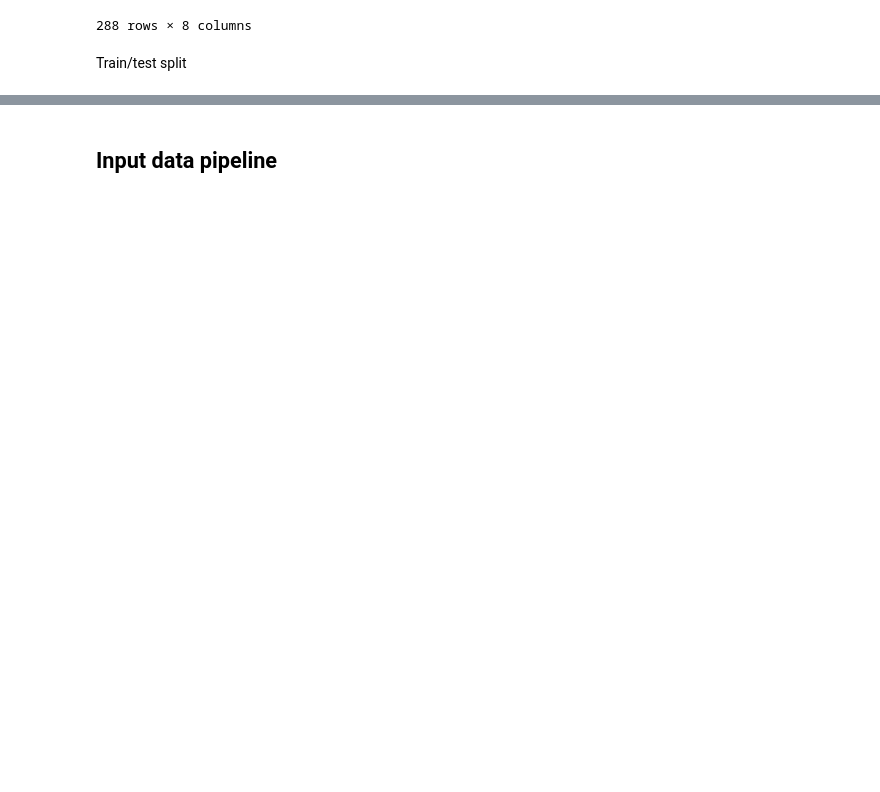
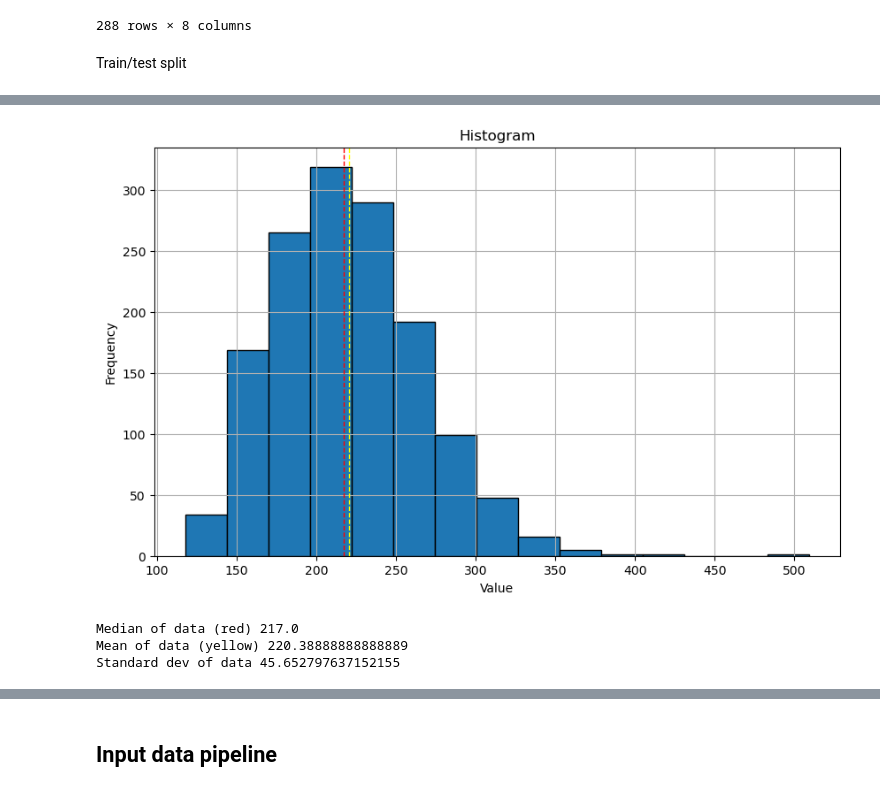
Before and after one commit to lorebarbiero/RNN-Gait-recognition, a Jupyter notebook: Main Notebook.ipynb, the cells around one changed output, grey strips where cells are left out. Cells and saved outputs as stored; diff of their text form; code cells hidden in the pictures; blank space fills up the shorter version.

```diff
--- a/Main Notebook.ipynb
+++ b/Main Notebook.ipynb
@@ -143,0 +177,30 @@ Skeleton specific functions
+# %%
+# check length of walking samples
+hist = []
+
+for i in range(0,len(reference_df_s)):
+    data = load_data_sk(i, reference_df_s)
+    hist.append(data.shape[0])
+
+# Create a histogram
+plt.hist(hist, bins=15, edgecolor='black')
+
+# Add a vertical line for the median
+plt.axvline(np.median(hist), color='red', linestyle='dashed', linewidth=1)
+plt.axvline(np.mean(hist), color='yellow', linestyle='dashed', linewidth=1)
+
+# Add labels and title
+plt.xlabel('Value')
+plt.ylabel('Frequency')
+plt.title('Histogram')
+
+# Show the plot
+plt.show()
+print("Median of data (red)",np.median(hist))
+print("Mean of data (yellow)",np.mean(hist))
+print("Standard dev of data", np.std(hist))
+# %% [output]
+[figure, added]
+Median of data (red) 217.0
+Mean of data (yellow) 220.38888888888889
+Standard dev of data 45.652797637152155
```
Also changed, not shown: parts of 22 cells of this notebook, 1 other file.
